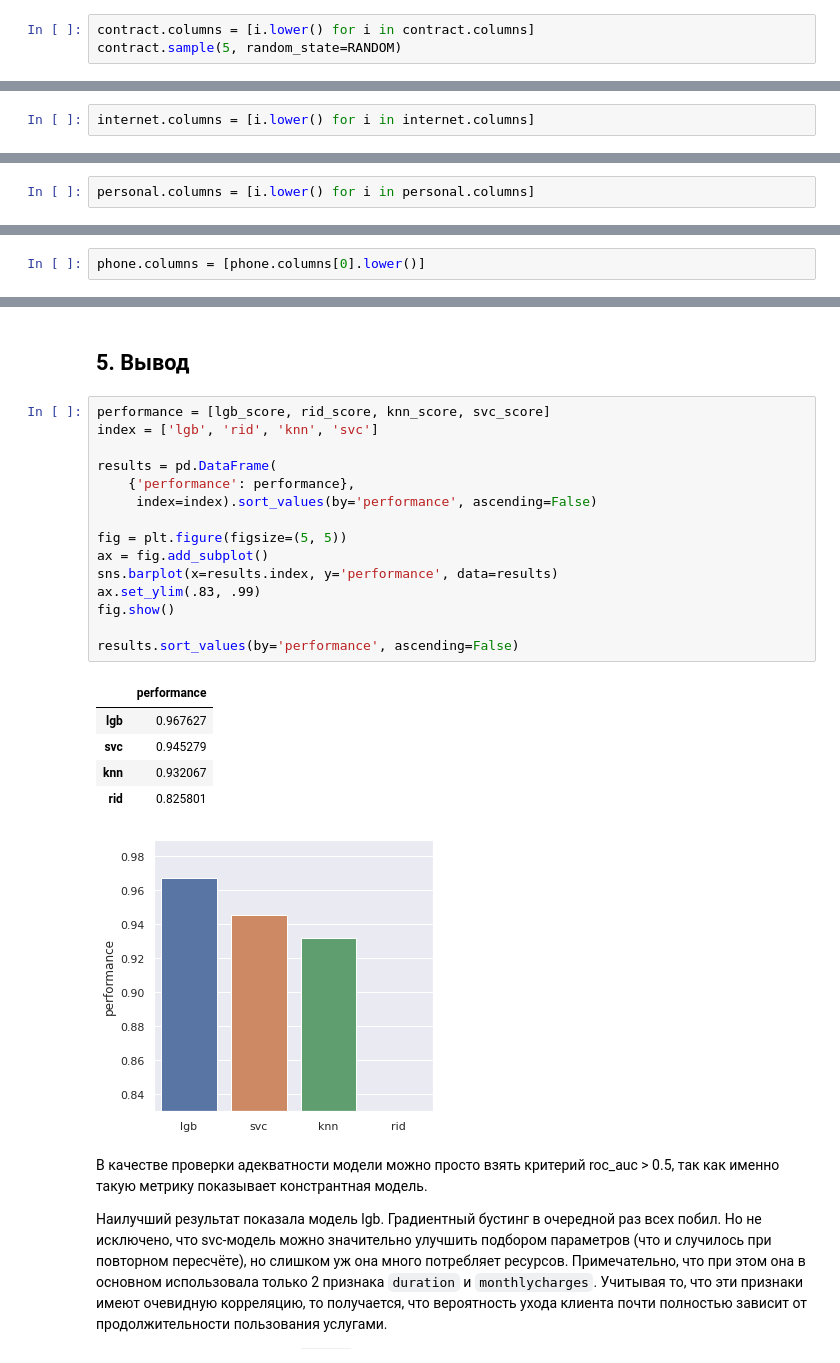
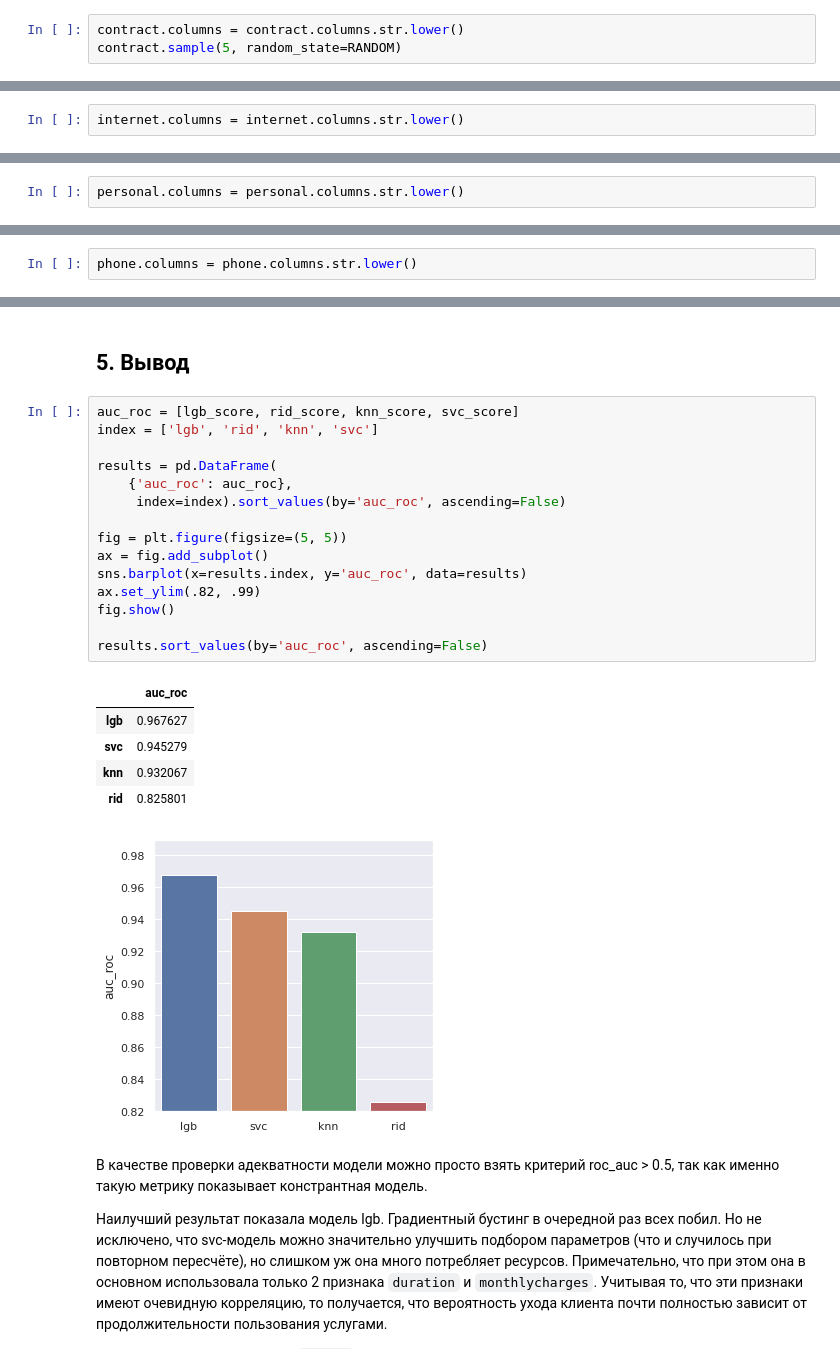
Before and after one commit to IvanDe83/y.praktikum, a Jupyter notebook: 05_telecom/y.praktikum_05_project_telecom.ipynb, the cells around one changed output, grey strips where cells are left out. Saved outputs shown, nothing was run; the diff lists cells and outputs as text.

```diff
--- a/05_telecom/y.praktikum_05_project_telecom.ipynb
+++ b/05_telecom/y.praktikum_05_project_telecom.ipynb
@@ -131,7 +131,7 @@ Data columns (total 7 columns):
 dtypes: float64(1), object(6)
 memory usage: 440.2+ KB
 # %%
-contract.columns = [i.lower() for i in contract.columns]
+contract.columns = contract.columns.str.lower()
 contract.sample(5, random_state=RANDOM)
 # %% [output]
 |  | begindate | enddate | type | paperlessbilling | paymentmethod | monthlycharges | totalcharges |
@@ -270,7 +270,7 @@ internet.sample(5, random_state=RANDOM)
 | 7672-VFMXZ | DSL | Yes | No | No | Yes | No | ... |
 | 7445-WMRBW | DSL | No | Yes | Yes | Yes | Yes | ... |
 # %%
-internet.columns = [i.lower() for i in internet.columns]
+internet.columns = internet.columns.str.lower()
 # %%
 column_info(internet, 'internetservice')
 
@@ -334,7 +334,7 @@ personal.sample(5, random_state=RANDOM)
 | 6910-HADCM | Female | 0 | No | No |
 | 8587-XYZSF | Male | 0 | No | No |
 # %%
-personal.columns = [i.lower() for i in personal.columns]
+personal.columns = personal.columns.str.lower()
 # %%
 column_info(personal, 'gender')
 personal.loc[:, 'gender'] = personal['gender'].map({'Male' : 1, 'Female' : 0})
@@ -408,7 +408,7 @@ phone.sample(5, random_state=RANDOM)
 | 3769-MHZNV | No |
 | 6732-FZUGP | Yes |
 # %%
-phone.columns = [phone.columns[0].lower()]
+phone.columns = phone.columns.str.lower()
 # %%
 column_info(phone, 'multiplelines')
 phone.loc[:, 'multiplelines'] = (
@@ -676,27 +676,27 @@ Best parameters: {'C': 1, 'gamma': 10}
 # %% [markdown]
 ## 5. Вывод
 # %%
-performance = [lgb_score, rid_score, knn_score, svc_score]
+auc_roc = [lgb_score, rid_score, knn_score, svc_score]
 index = ['lgb', 'rid', 'knn', 'svc']
 
 results = pd.DataFrame(
-    {'performance': performance},
-     index=index).sort_values(by='performance', ascending=False)
+    {'auc_roc': auc_roc},
+     index=index).sort_values(by='auc_roc', ascending=False)
 
 fig = plt.figure(figsize=(5, 5))
 ax = fig.add_subplot()
-sns.barplot(x=results.index, y='performance', data=results)
-ax.set_ylim(.83, .99)
+sns.barplot(x=results.index, y='auc_roc', data=results)
+ax.set_ylim(.82, .99)
 fig.show()
 
-results.sort_values(by='performance', ascending=False)
+results.sort_values(by='auc_roc', ascending=False)
 # %% [output]
-|  | performance |
+|  | auc_roc |
 | lgb | 0.967627 |
 | svc | 0.945279 |
 | knn | 0.932067 |
 | rid | 0.825801 |
-[figure, old version]
+[figure, new version]
 # %% [markdown]
 В качестве проверки адекватности модели можно просто взять критерий roc_auc > 0.5, так как именно такую метрику показывает констрантная модель.
 
```
Also changed, not shown: parts of 1 cell of this notebook.
